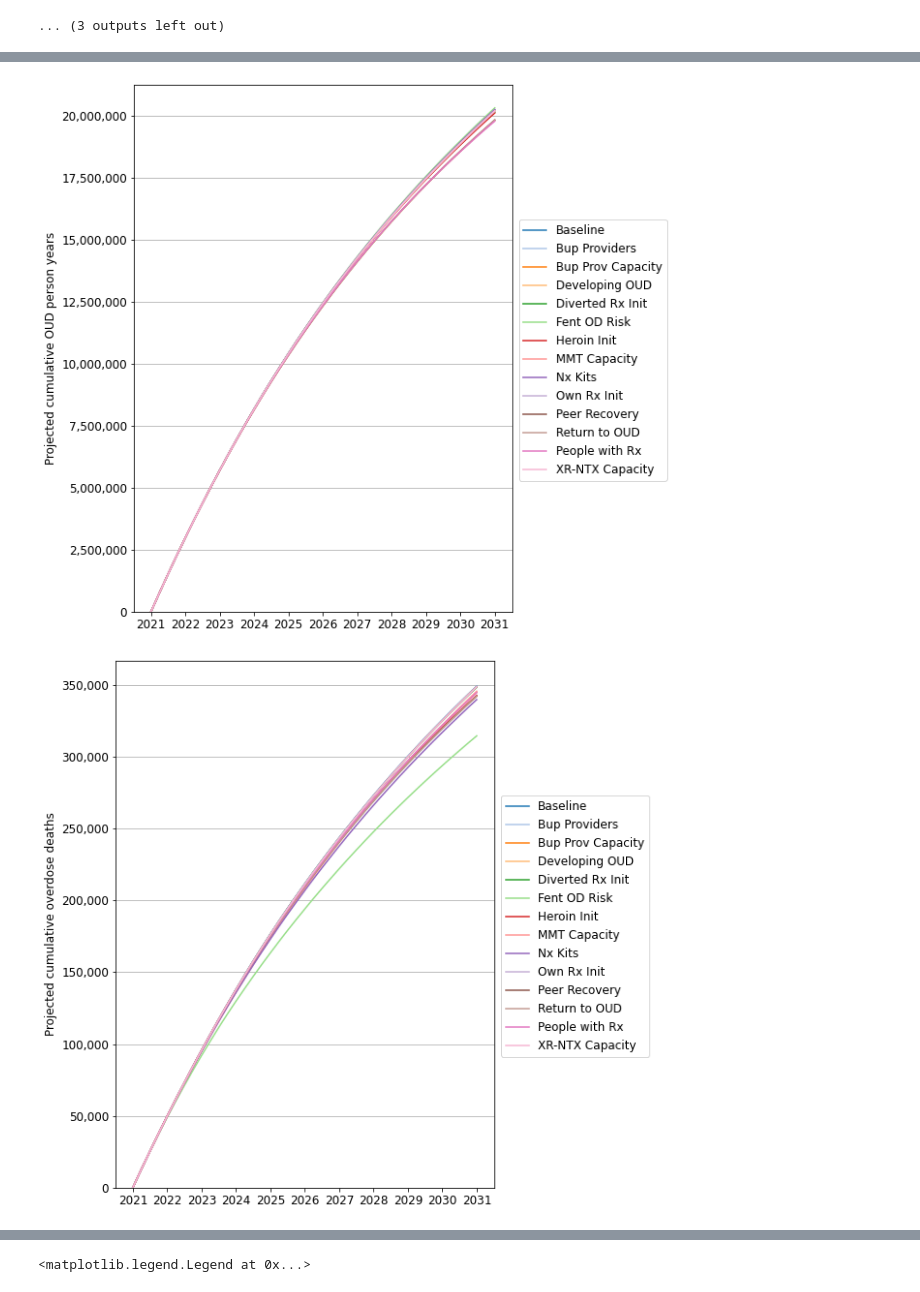
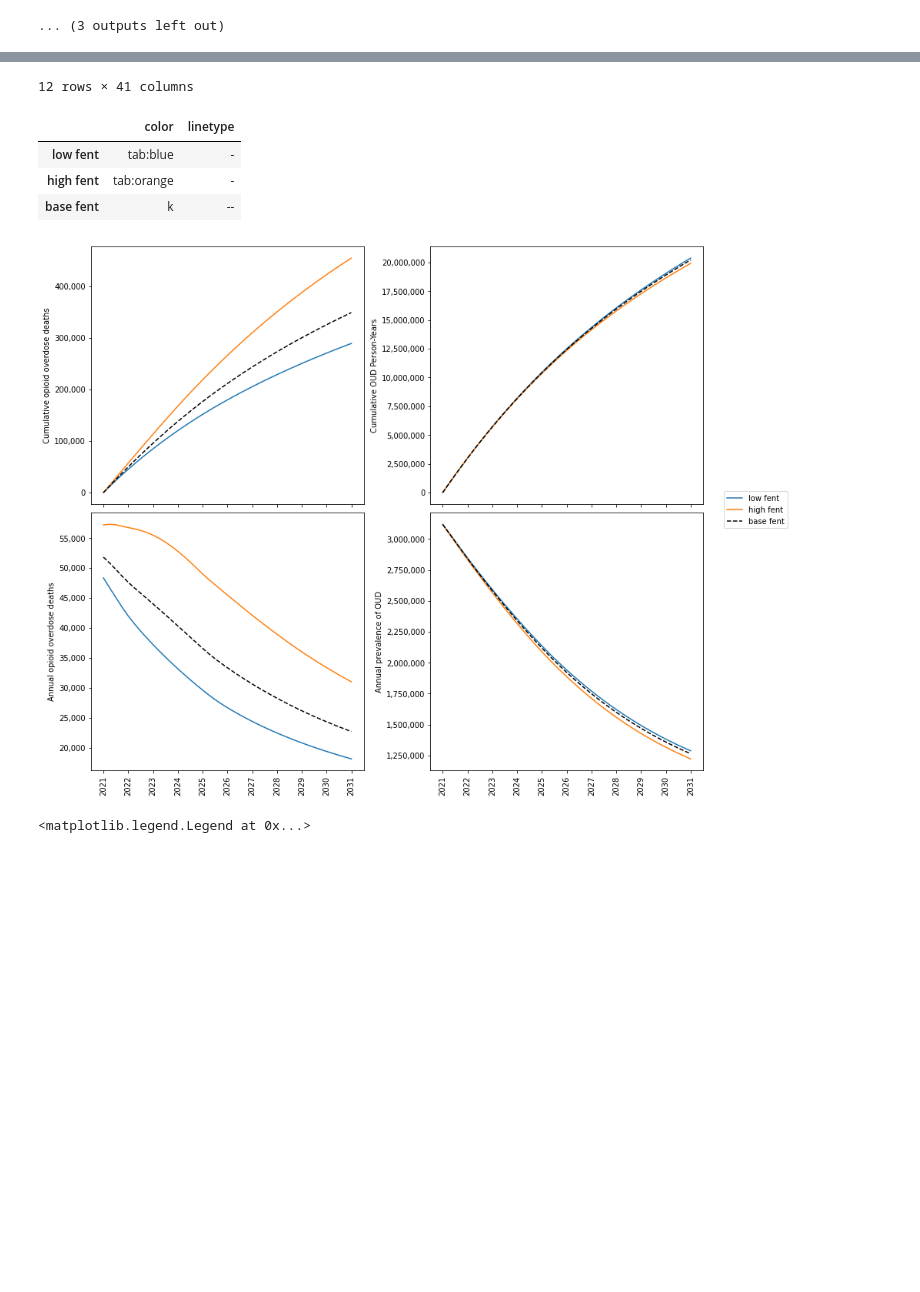
Before and after one commit to tseyanglim/SOURCE, a Jupyter notebook: OSM Graphing.ipynb, the cells around one changed output, grey strips where cells are left out. Saved outputs shown, nothing was run; the diff lists cells and outputs as text; code cells hidden in the pictures; blank space fills up the shorter version.

Commit message:
updated with fentanyl sensitivity graphs

```diff
--- a/OSM Graphing.ipynb
+++ b/OSM Graphing.ipynb
@@ -477,14 +477,23 @@ ap = annpolproj.loc[:, endyear+2.:]
 display(ap)
 plt.rc('font', size=12)
 
+formats = pd.DataFrame({"color":['0.35', 'k'],
+                       "linetype":['-', '--'],
+                       "fillcolor":['0.4','k']},
+                     index = ['Total overdose deaths', 'Total with UD'])
+
 for scen in pollist:
     fig1, ax = plt.subplots(figsize=[4.5, 4.2])
     s = ap.loc[scen]
     #lines = [ax.plot(s.loc[var, 'EV']) for var in projvars]
     for var in projvars:
-        ax.plot(s.loc[var, 'EV']*100)
-        ax.fill_between(s.columns, s.loc[var, str(0.025)]*100, s.loc[var, str(0.975)]*100, alpha=0.2)
-        ax.plot([2021, 2031], [0, 0], 'k', linestyle='--', lw=1) # reference line at y=0
+        linecolor = formats.loc[var, 'color']
+        linetype = formats.loc[var, 'linetype']
+        fillcolor = formats.loc[var, 'fillcolor']
+        ax.plot(s.loc[var, 'EV']*100, c=linecolor, linestyle=linetype)
+        ax.fill_between(s.columns, s.loc[var, str(0.025)]*100, s.loc[var, str(0.975)]*100, alpha=0.2,
+                        color=fillcolor, edgecolor=None)
+        ax.plot([2021, 2031], [0, 0], 'k', linestyle=':', lw=1) # reference line at y=0
         ax.set_ylim([-14, 2])
         ax.yaxis.set_major_formatter(mticker.PercentFormatter(decimals=0))
         loc = mticker.MultipleLocator(base=1)
@@ -580,6 +585,15 @@ cp.columns = cp.columns.astype(float)
 #print(cp.index.get_level_values('Var').unique())
 # display(cp.loc[('Projected cumulative overdose deaths', 'Baseline'), 2031.00:])
 # display(cp)
+
+formats = pd.DataFrame({"color":['#FF9800','#EF6A00','#FEAD77',
+                                 '#B94700','#DE8C59','#0047BB',
+                                 '#7BAFD4','#56B7E6','#006BA6',
+                                 '#C1C6C8','#A2AAAD','#00AA13','#257226']},
+                     index = ['Diverted Rx Init','Heroin Init','Own Rx Init',
+                      'People with Rx','Developing OUD','XR-NTX Capacity','MMT Capacity',
+                      'Bup Providers','Bup Prov Capacity','Fent OD Risk',
+                      'Nx Kits','Return to OUD','Peer Recovery'])
 
 plt.rcParams['axes.prop_cycle'] = plt.cycler(color=plt.cm.tab20.colors)
 plt.rc('font', size=12)
@@ -597,11 +611,12 @@ for var in projvars_cumulative:
     fig3.legend(loc='center right', bbox_to_anchor = (1.23, 0.5))
     plt.grid(axis='y')
     fig3.savefig(f'Figures/Cumulative{var}_allpolicies.svg', bbox_inches = "tight")
-# %% [output]
-[figure, removed]
-[figure, removed]
 # %%
 # Cumulative Fentanyl graphs - in progress.
+outcomes = ['Cumulative opioid overdose deaths', 'Cumulative OUD Person-Years',
+        'Annual opioid overdose deaths', 'Annual prevalence of OUD']
+fent = ['low fent', 'high fent', 'base fent']
+
 lofent = pd.read_csv(f'X3_FentL_PolRes.tab', sep='\t', index_col=[1, 0])
 hifent = pd.read_csv(f'X3_FentH_PolRes.tab', sep='\t', index_col=[1, 0])
 basefent = pd.read_csv(f'X3_Base_PolRes.tab', sep='\t', index_col=[1, 0])
@@ -610,4 +625,34 @@ lf = lofent.loc['Baseline'].loc['Projected cumulative UD person years':'Projecte
 hf = hifent.loc['Baseline'].loc['Projected cumulative UD person years':'Projected total with UD']
 bf = basefent.loc['Baseline'].loc['Projected cumulative UD person years':'Projected total with UD']
 
-allf = pd.concat([lf, hf, bf], keys = )
+allf = pd.concat([lf, hf, bf], keys = ['low fent', 'high fent', 'base fent']).swaplevel(i=0, j=1, axis=0)
+
+allf.rename(index={'Projected cumulative overdose deaths':'Cumulative opioid overdose deaths',
+                   'Projected cumulative UD person years': 'Cumulative OUD Person-Years',
+                   'Projected total overdose deaths':'Annual opioid overdose deaths',
+                   'Projected total with UD':'Annual prevalence of OUD'
+                  }, inplace=True)
+allf.index.set_names('Fentanyl Level', level=1, inplace=True)
+display(allf)
+
+formats = pd.DataFrame({"color":['tab:blue', 'tab:orange', 'k'],
+                       "linetype":['-', '-', '--']},
+                     index = ['low fent', 'high fent', 'base fent'])
+display(formats)
+
+fig4, axs = plt.subplots(2, 2, figsize=[12, 10], sharex=True, constrained_layout=True)
+
+for ax, var in zip(axs.flatten(), outcomes):
+    s = allf.loc[var]
+    for scen in fent:
+        linecolor = formats.loc[scen, 'color']
+        linetype = formats.loc[scen, 'linetype']
+        ax.plot(s.loc[scen], c=linecolor, linestyle=linetype, label=scen)
+        loc = mticker.MultipleLocator(base=4)
+        ax.xaxis.set_major_locator(loc)
+        ax.tick_params(axis='x', labelrotation=90)
+        ax.yaxis.set_major_formatter(mticker.StrMethodFormatter('{x:,.0f}'))
+    ax.set_ylabel(str(var))
+fig4.legend(['low fent', 'high fent', 'base fent'], loc='center right', bbox_to_anchor = (1.13, 0.52))
+fig4.savefig(f'Figures/fentscenarios.svg', bbox_inches='tight')
+# %% [output]
@@ -614,3 +673,9 @@ allf = pd.concat([lf, hf, bf], keys = )
+12 rows × 41 columns
+|  | color | linetype |
+| low fent | tab:blue | - |
+| high fent | tab:orange | - |
+| base fent | k | -- |
+[figure, added]
 # %%
 # Cumulative graphs
 
```
Also changed, not shown: parts of 2 cells of this notebook, 1 other file.
